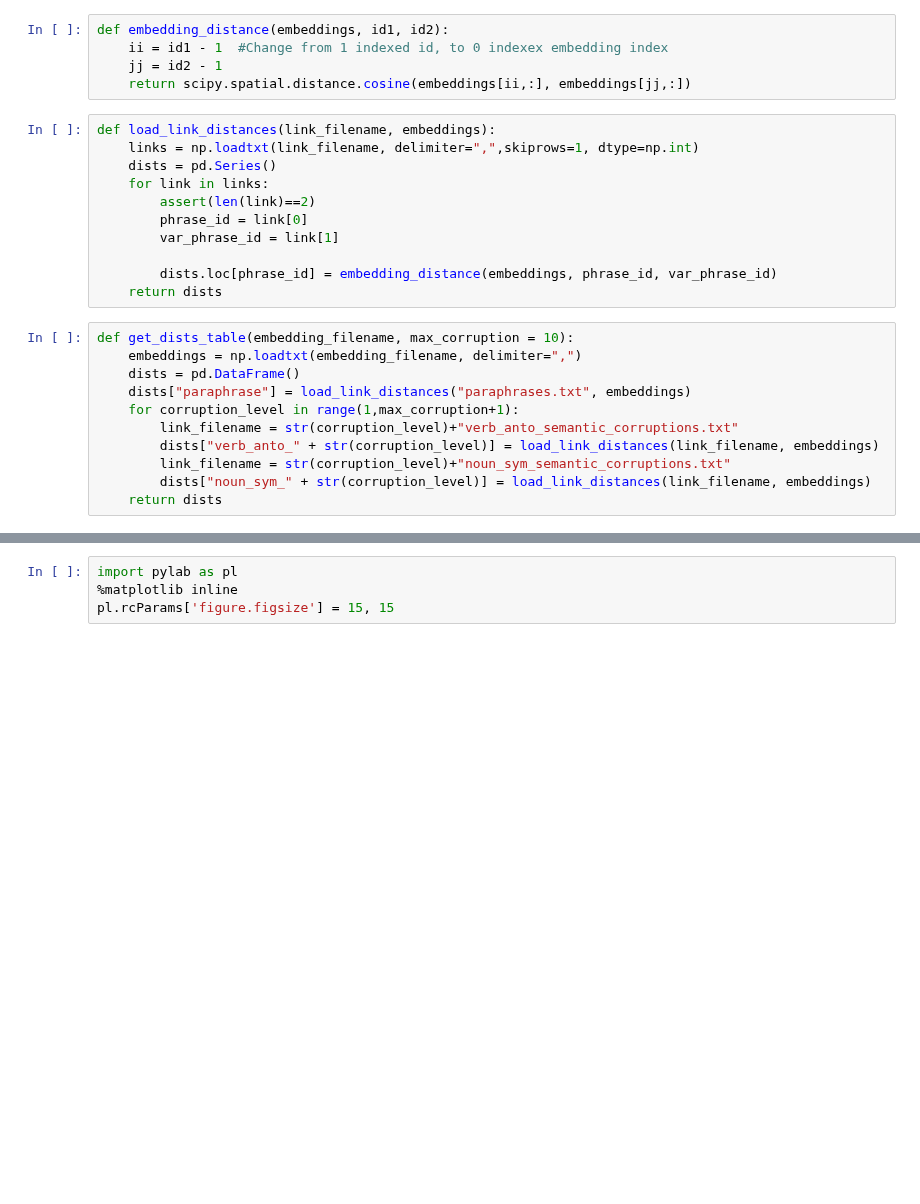
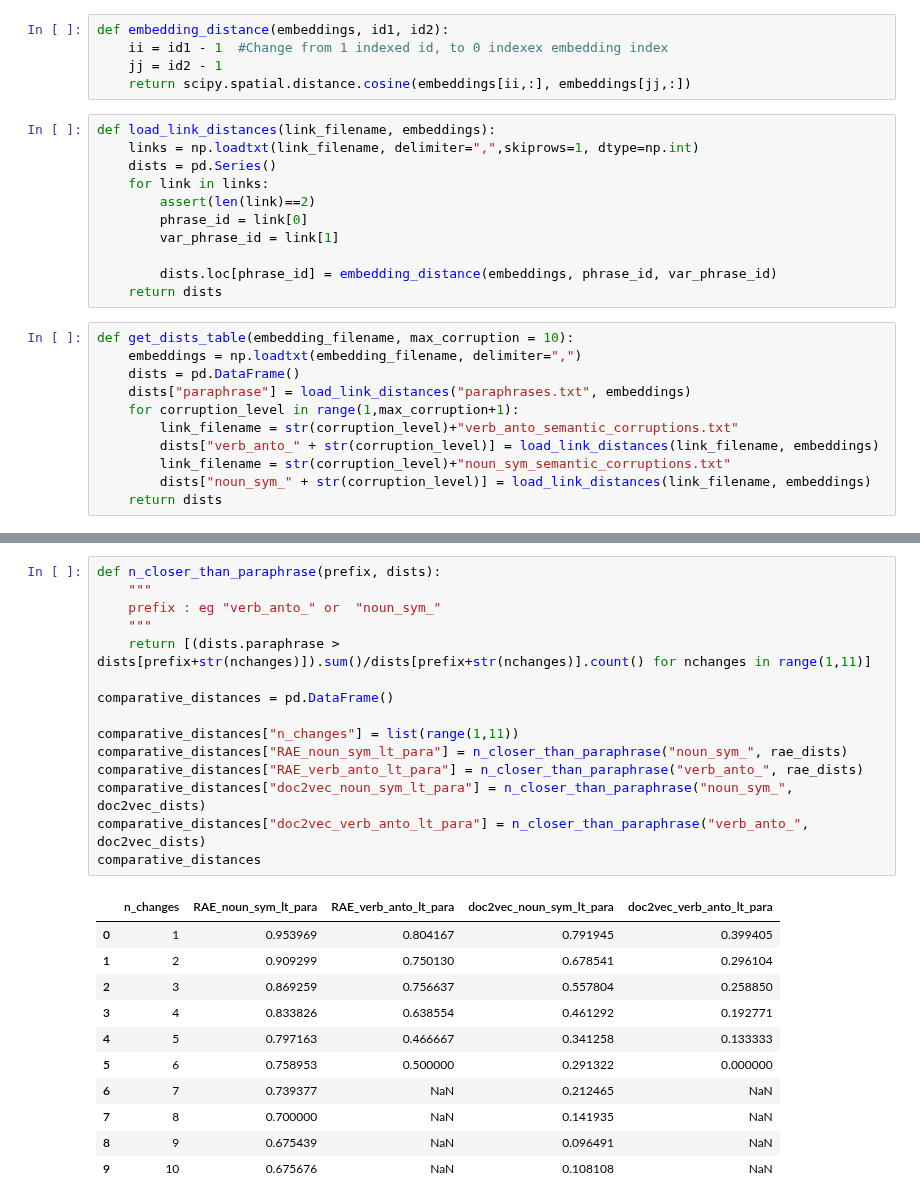
Before and after one commit to oxinabox/phd, a Jupyter notebook: prototypes/Projects/SemanticVsSyntacticEval/results_analysis.ipynb, the cells around one changed output, grey strips where cells are left out. Drawn from its saved outputs; the diff is of its cells as text; blank space fills up the shorter version.

```diff
--- a/prototypes/Projects/SemanticVsSyntacticEval/results_analysis.ipynb
+++ b/prototypes/Projects/SemanticVsSyntacticEval/results_analysis.ipynb
@@ -107,4 +44,27 @@ for ii in range(1,11):
-# %%
-import pylab as pl
-%matplotlib inline
-pl.rcParams['figure.figsize'] = 15, 15
+# %%
+def n_closer_than_paraphrase(prefix, dists):
+    """
+    prefix : eg "verb_anto_" or  "noun_sym_"
+    """
+    return [(dists.paraphrase > dists[prefix+str(nchanges)]).sum()/dists[prefix+str(nchanges)].count() for nchanges in range(1,11)]
+
+comparative_distances = pd.DataFrame()
+
+comparative_distances["n_changes"] = list(range(1,11))
+comparative_distances["RAE_noun_sym_lt_para"] = n_closer_than_paraphrase("noun_sym_", rae_dists)
+comparative_distances["RAE_verb_anto_lt_para"] = n_closer_than_paraphrase("verb_anto_", rae_dists)
+comparative_distances["doc2vec_noun_sym_lt_para"] = n_closer_than_paraphrase("noun_sym_", doc2vec_dists)
+comparative_distances["doc2vec_verb_anto_lt_para"] = n_closer_than_paraphrase("verb_anto_", doc2vec_dists)
+comparative_distances
+# %% [output]
+|  | n_changes | RAE_noun_sym_lt_para | RAE_verb_anto_lt_para | doc2vec_noun_sym_lt_para | doc2vec_verb_anto_lt_para |
+| 0 | 1 | 0.953969 | 0.804167 | 0.791945 | 0.399405 |
+| 1 | 2 | 0.909299 | 0.750130 | 0.678541 | 0.296104 |
+| 2 | 3 | 0.869259 | 0.756637 | 0.557804 | 0.258850 |
+| 3 | 4 | 0.833826 | 0.638554 | 0.461292 | 0.192771 |
+| 4 | 5 | 0.797163 | 0.466667 | 0.341258 | 0.133333 |
+| 5 | 6 | 0.758953 | 0.500000 | 0.291322 | 0.000000 |
+| 6 | 7 | 0.739377 | NaN | 0.212465 | NaN |
+| 7 | 8 | 0.700000 | NaN | 0.141935 | NaN |
+| 8 | 9 | 0.675439 | NaN | 0.096491 | NaN |
+| 9 | 10 | 0.675676 | NaN | 0.108108 | NaN |
```
Also changed, not shown: parts of 13 cells of this notebook, 12 other files.
